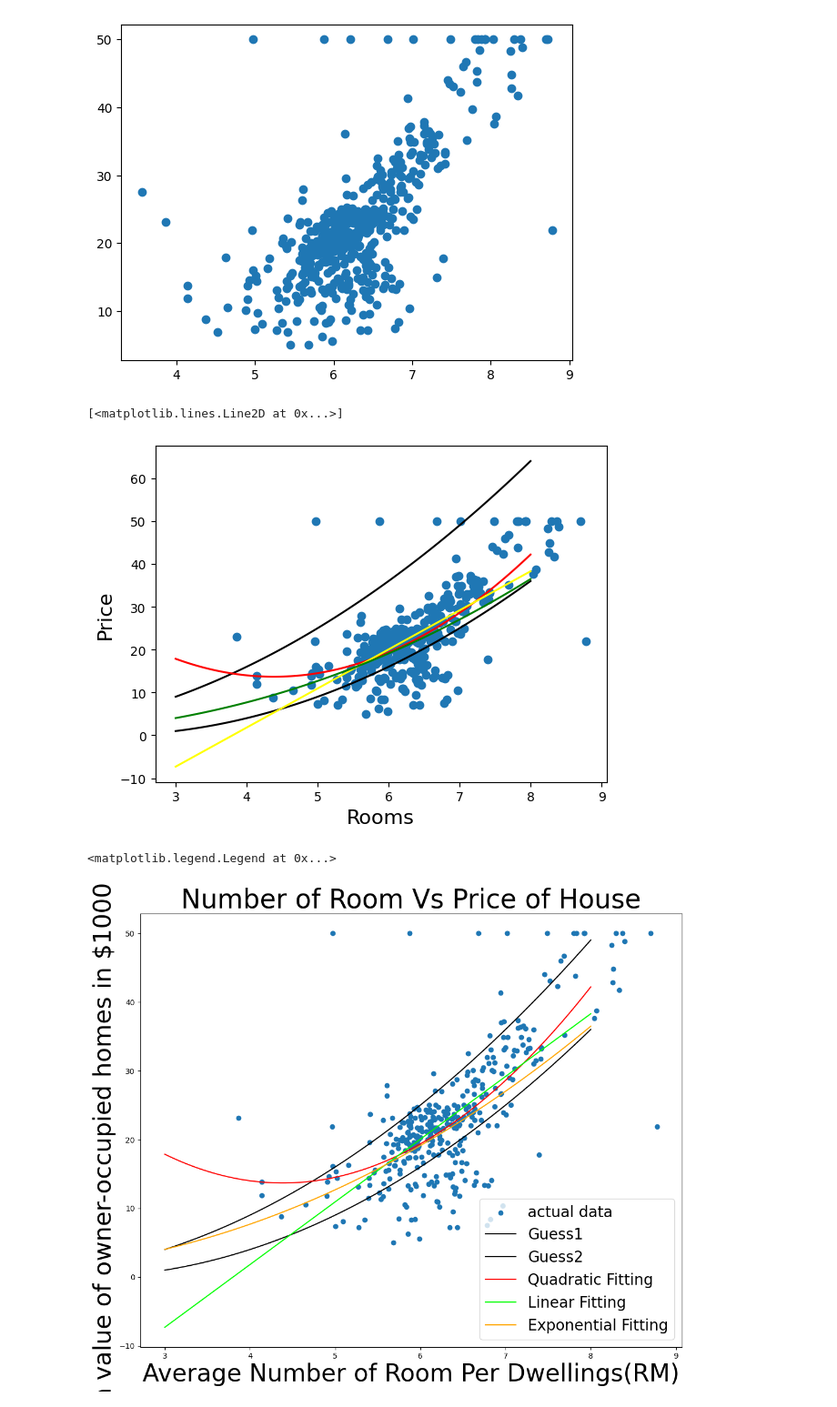
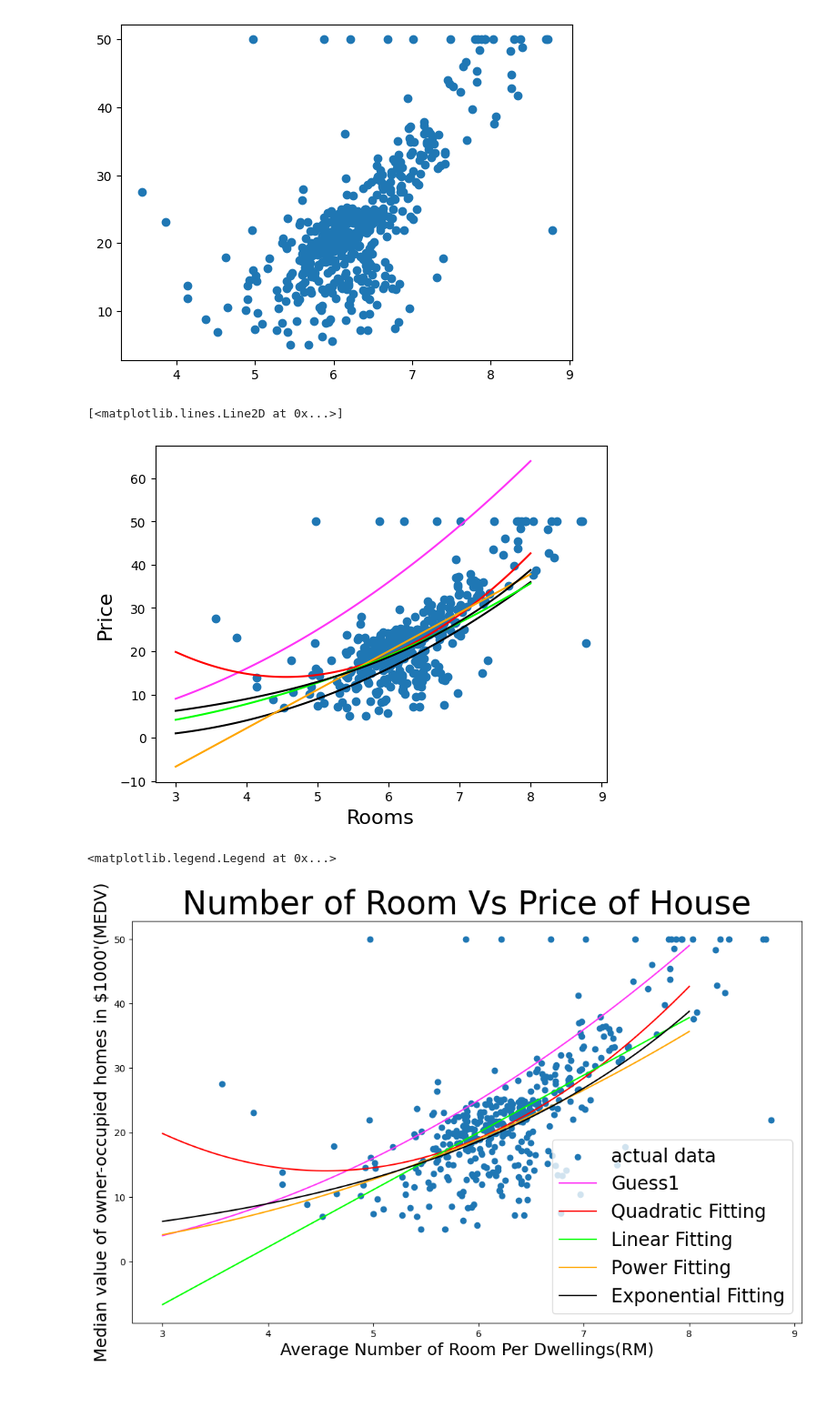
Before and after one commit to abiral-adhikari/mcsc-project, a Jupyter notebook: quatratic.ipynb, the cells around one changed output. Shown at 91% size. Cells and saved outputs as stored; diff of their text form; code cells hidden in the pictures.

```diff
--- a/quatratic.ipynb
+++ b/quatratic.ipynb
@@ -114,6 +122,8 @@ array([  9.1181022 , -34.66230744])
 # %%
-# Finding the cofficient of linearly transformed exponential regression
+# Finding the cofficient of linearly transformed power functions
 A2=np.array([[n,sumX],[sumX,sumX2]])
 B2=np.array([sumY,sumXY])
 coff3=np.linalg.solve(A2,B2)
 coff3
+ap=np.exp(coff3[0])
+bp=coff3[1]
@@ -125,3 +130,11 @@ b=coff3[1]
+# %%
+# Finding the cofficient of linearly transformed exponential function
+A2=np.array([[n,sumx],[sumx,sumx2]])
+B2=np.array([sumY,sumxY])
+coff4=np.linalg.solve(A2,B2)
+coff4
+ae=np.exp(coff4[0])
+be=np.exp(coff4[1])
 # %%
 plt.scatter(data['RM'],data['MEDV'])
 # %% [output]
@@ -138,40 +151,46 @@ def soln2(x):
     y=coff2[0]*x+coff2[1]
     return y
 # %%
-#Predicted Exponential Function
+#Predicted Power Function
 def soln3(x):
-    y=a*(x**b)
+    y=ap*(x**bp)
     return y
+# %%
+#Predicted Exponential Function
+def soln4(x):
+    y=ae*(be**x)
+    return y
 # %%
 
 array=np.linspace(3,8,100)
 plt.xlabel("Rooms",fontsize=16)
 plt.ylabel("Price",fontsize=16)
 plt.scatter(data2['x'],data2['y'])
-plt.plot(array,np.vectorize(lambda x:((x)**2)/1)(array),'black')
+plt.plot(array,np.vectorize(lambda x:((x)**2)/1)(array),'#FF33F6')
 plt.plot(array,np.vectorize(lambda x:((x-2)**2)/1)(array),'black')
-plt.plot(array,np.vectorize(soln)(array),'r')
-plt.plot(array,np.vectorize(soln2)(array),'yellow')
-plt.plot(array,np.vectorize(soln3)(array),'green')
+plt.plot(array,np.vectorize(soln)(array),'red')
+plt.plot(array,np.vectorize(soln2)(array),'orange')
+plt.plot(array,np.vectorize(soln3)(array),'lime')
+plt.plot(array,np.vectorize(soln4)(array),'black')
 # %% [output]
 [<matplotlib.lines.Line2D at 0x...>]
-[figure, old version]
+[figure, new version]
 # %%
-fig=plt.figure(figsize=(10,8))
+fig=plt.figure(figsize=(10,6))
 ax=fig.add_axes([0,0,1,1])
-ax.set_xlabel("Average Number of Room Per Dwellings(RM)",fontsize=32)
-ax.set_ylabel("Median value of owner-occupied homes in $1000'(MEDV)",fontsize=32)
+ax.set_xlabel("Average Number of Room Per Dwellings(RM)",fontsize=18)
+ax.set_ylabel("Median value of owner-occupied homes in $1000'(MEDV)",fontsize=18)
 ax.set_title("Number of Room Vs Price of House",fontsize=35)
 ax.scatter(data2['x'],data2['y'],label="actual data")
-ax.plot(array,np.vectorize(lambda x:((x-1)**2))(array),'black',label="Guess1")
-ax.plot(array,np.vectorize(lambda x:((x-2)**2))(array),'black',label="Guess2")
+ax.plot(array,np.vectorize(lambda x:((x-1)**2))(array),'#FF33F6',label="Guess1")
 ax.plot(array,np.vectorize(soln)(array),'r',label="Quadratic Fitting")
 ax.plot(array,np.vectorize(soln2)(array),'lime',label="Linear Fitting")
-ax.plot(array,np.vectorize(soln3)(array),'orange',label="Exponential Fitting")
+ax.plot(array,np.vectorize(soln3)(array),'orange',label="Power Fitting")
+ax.plot(array,np.vectorize(soln4)(array),'black',label="Exponential Fitting")
 ax.legend(loc=4,fontsize=20)
 # %% [output]
 <matplotlib.legend.Legend at 0x...>
-[figure, old version]
+[figure, new version]
 # %%
 data3['ylin']=data3['x'].apply(soln2)
 data3['yquad']=data3['x'].apply(soln)
```
Also changed, not shown: parts of 32 cells of this notebook.
